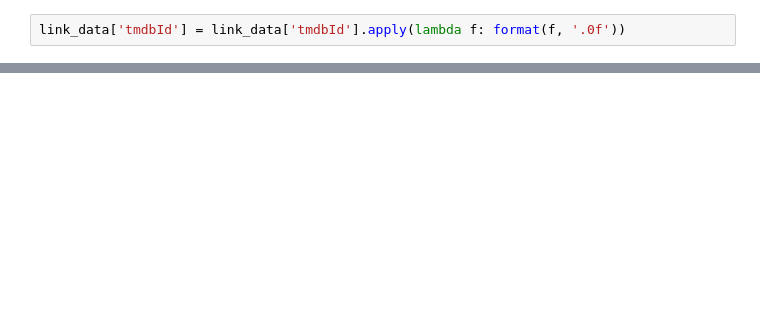
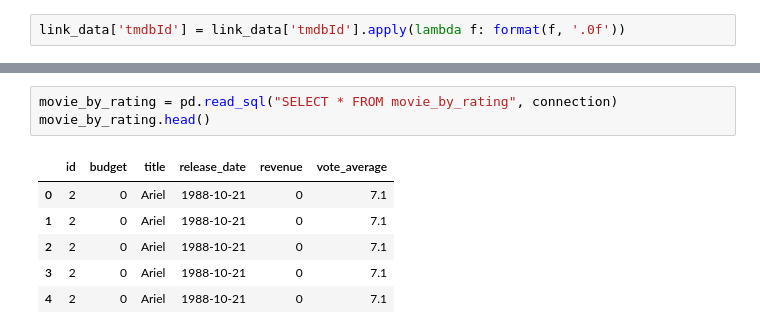
Before and after one commit to bsdutton/PROJECT2---ETL, a Jupyter notebook: Alisaghafi-analysis.ipynb, the cells around one changed output, grey strips where cells are left out. Saved outputs shown, nothing was run; the diff lists cells and outputs as text; blank space fills up the shorter version.

```diff
--- a/Alisaghafi-analysis.ipynb
+++ b/Alisaghafi-analysis.ipynb
@@ -82,0 +182,10 @@ gener_data.head()
+# %%
+movie_by_rating = pd.read_sql("SELECT * FROM movie_by_rating", connection)
+movie_by_rating.head()
+# %% [output]
+|  | id | budget | title | release_date | revenue | vote_average |
+| 0 | 2 | 0 | Ariel | 1988-10-21 | 0 | 7.1 |
+| 1 | 2 | 0 | Ariel | 1988-10-21 | 0 | 7.1 |
+| 2 | 2 | 0 | Ariel | 1988-10-21 | 0 | 7.1 |
+| 3 | 2 | 0 | Ariel | 1988-10-21 | 0 | 7.1 |
+| 4 | 2 | 0 | Ariel | 1988-10-21 | 0 | 7.1 |
```
Also changed, not shown: parts of 15 cells of this notebook.
